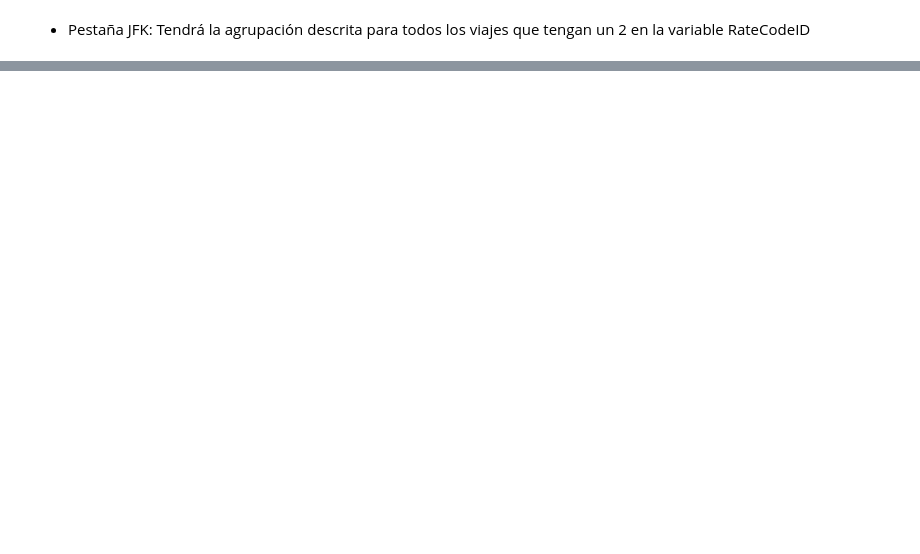
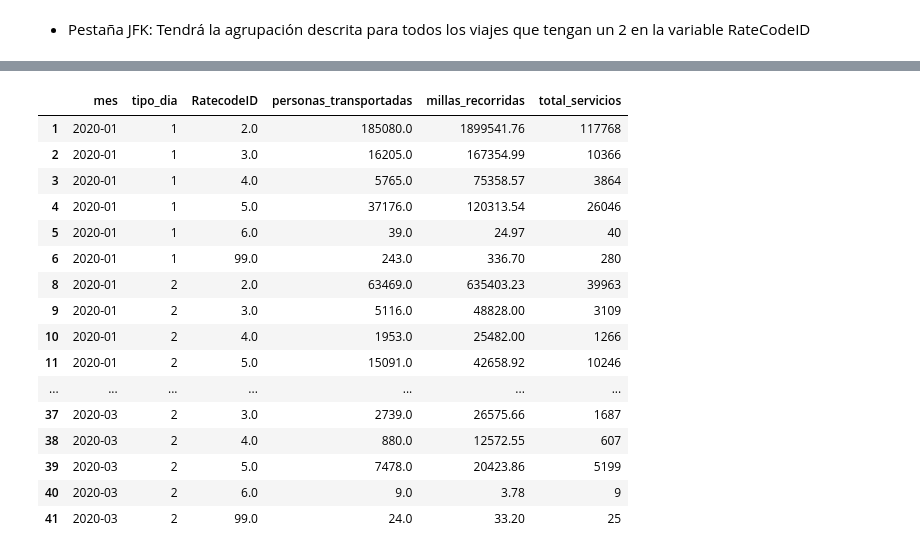
Before and after one commit to Technical-Assessments/frogtek_technical_assessment, a Jupyter notebook: respuestas.ipynb, the cells around one changed output, grey strips where cells are left out. Saved outputs shown, nothing was run; the diff lists cells and outputs as text; code cells hidden in the pictures; blank space fills up the shorter version.

```diff
--- a/respuestas.ipynb
+++ b/respuestas.ipynb
@@ -288,0 +338,3 @@ conection = engine.connect()
+# %%
+name = "2020_yellow_jan_feb_mar.csv"
+jan_feb_mar = pd.read_csv(name)
@@ -288,0 +357,25 @@ conection = engine.connect()
+# %%
+month_col = 'month'
+start_date_col = 'tpep_pickup_datetime'
+final_date_col = 'tpep_dropoff_datetime'
+passenger_col = 'passenger_count'
+distance_col = 'trip_distance'
+ratecode_col = 'RatecodeID'
+
+df = jan_feb_mar.copy()
+
+df = df[[month_col, start_date_col, final_date_col, passenger_col, distance_col, ratecode_col]]
+df = df[(df[start_date_col] > '2020-01-01') & (df[start_date_col] <= '2020-03-31')]
+
+type_object = df.select_dtypes(include='object').columns.to_list()
+for elem in type_object:
+        df[f"{elem}"] = pd.to_datetime(df[f"{elem}"], yearfirst=True, format="%Y/%m/%d %H:%M:%S")
+
+df['day_of_week'] = df['tpep_pickup_datetime'].dt.dayofweek
+df['tipo_dia'] = df['day_of_week'].apply(lambda x: 1 if x in range(0,5) else 2)
+df['total_servicios'] = 1
+df['mes'] = df['tpep_pickup_datetime'].dt.strftime('%Y-%m')
+
+df.rename(columns={"trip_distance": "millas_recorridas",
+                   "passenger_count":"personas_transportadas"},
+          inplace=True)
@@ -288,0 +398,4 @@ conection = engine.connect()
+# %%
+table = df.copy()
+table = table[['mes', 'tipo_dia', 'personas_transportadas', 'millas_recorridas', 'total_servicios', 'RatecodeID']]
+table
@@ -332,0 +525,4 @@ df = pd.read_sql(sql, conection)
+# %%
+others = table.copy()
+others = others.groupby(['mes', 'tipo_dia', 'RatecodeID']).sum().reset_index()
+others
@@ -332,0 +547,21 @@ df = pd.read_sql(sql, conection)
+# %%
+others = others[(others['RatecodeID']) != 1 & (others['RatecodeID'] != 2)]
+others
+# %% [output]
+|  | mes | tipo_dia | RatecodeID | personas_transportadas | millas_recorridas | total_servicios |
+| 1 | 2020-01 | 1 | 2.0 | 185080.0 | 1899541.76 | 117768 |
+| 2 | 2020-01 | 1 | 3.0 | 16205.0 | 167354.99 | 10366 |
+| 3 | 2020-01 | 1 | 4.0 | 5765.0 | 75358.57 | 3864 |
+| 4 | 2020-01 | 1 | 5.0 | 37176.0 | 120313.54 | 26046 |
+| 5 | 2020-01 | 1 | 6.0 | 39.0 | 24.97 | 40 |
+| 6 | 2020-01 | 1 | 99.0 | 243.0 | 336.70 | 280 |
+| 8 | 2020-01 | 2 | 2.0 | 63469.0 | 635403.23 | 39963 |
+| 9 | 2020-01 | 2 | 3.0 | 5116.0 | 48828.00 | 3109 |
+| 10 | 2020-01 | 2 | 4.0 | 1953.0 | 25482.00 | 1266 |
+| 11 | 2020-01 | 2 | 5.0 | 15091.0 | 42658.92 | 10246 |
+| ... | ... | ... | ... | ... | ... | ... |
+| 37 | 2020-03 | 2 | 3.0 | 2739.0 | 26575.66 | 1687 |
+| 38 | 2020-03 | 2 | 4.0 | 880.0 | 12572.55 | 607 |
+| 39 | 2020-03 | 2 | 5.0 | 7478.0 | 20423.86 | 5199 |
+| 40 | 2020-03 | 2 | 6.0 | 9.0 | 3.78 | 9 |
+| 41 | 2020-03 | 2 | 99.0 | 24.0 | 33.20 | 25 |
```
Also changed, not shown: parts of 43 cells of this notebook, 3 other files.
